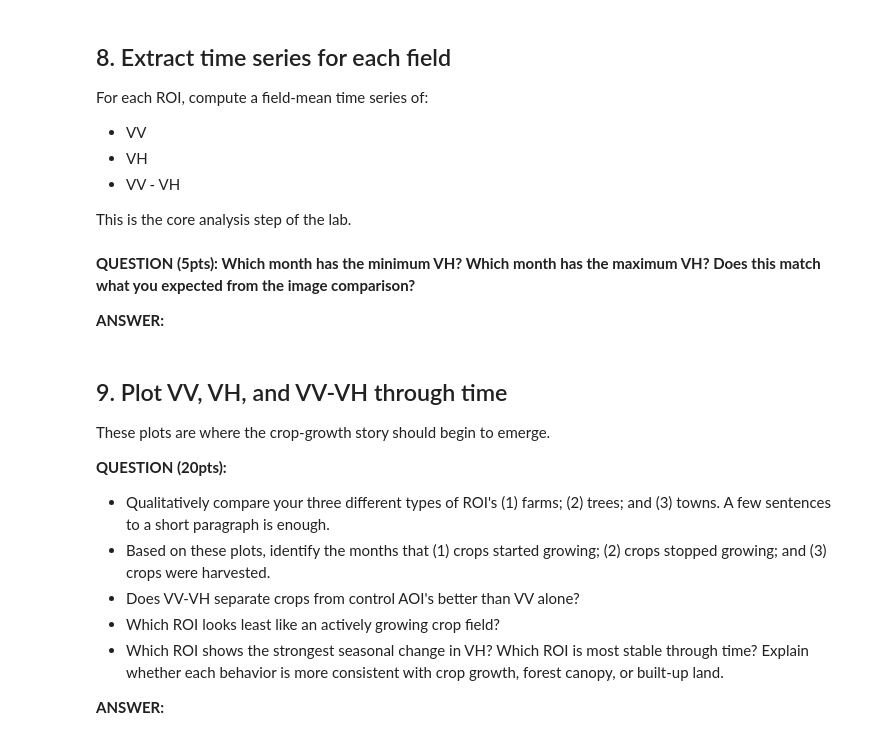
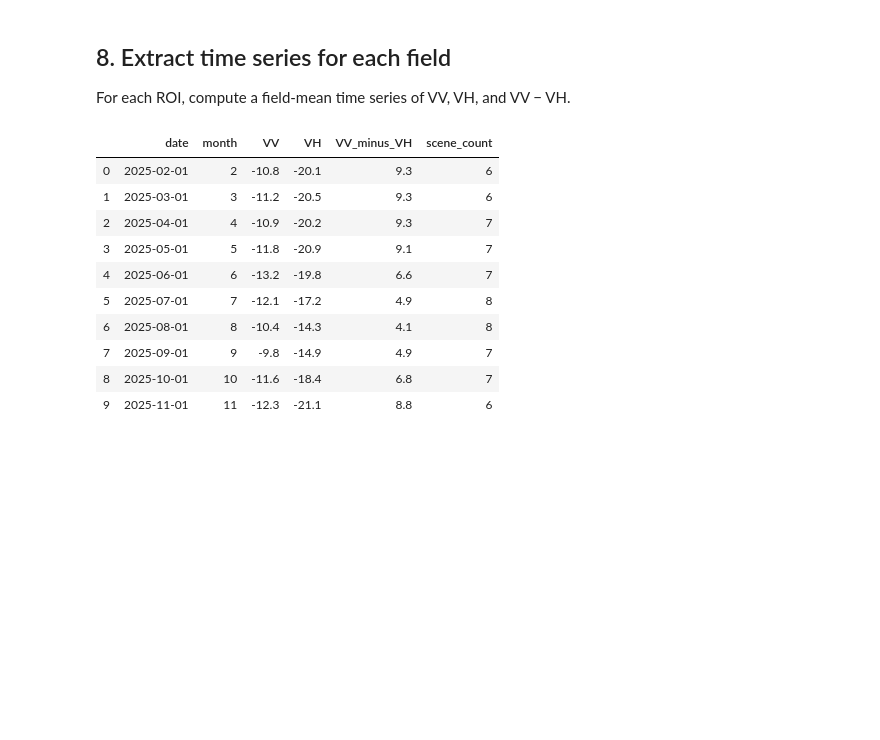
Before and after one commit to mloopa/eolabs, a Jupyter notebook: SAR_Lab_3/SAR_Lab_3.Crop_Growth.ipynb, the cells around one changed output. Saved outputs shown, nothing was run; the diff lists cells and outputs as text; code cells hidden in the pictures; blank space fills up the shorter version.

```diff
--- a/SAR_Lab_3/SAR_Lab_3.Crop_Growth.ipynb
+++ b/SAR_Lab_3/SAR_Lab_3.Crop_Growth.ipynb
@@ -367,10 +330,4 @@ IndexError: list index out of range
 # %% [markdown]
 ## 8. Extract time series for each field
 
-For each ROI, compute a field-mean time series of:
-
-- VV
-- VH
-- VV - VH
-
-This is the core analysis step of the lab.
+For each ROI, compute a field-mean time series of VV, VH, and VV − VH.
@@ -386,17 +334,50 @@ ts_dict["Field_1"]
-# %% [markdown]
-**QUESTION (5pts): Which month has the minimum VH? Which month has the maximum VH? Does this match what you expected from the image comparison?**
-
-**ANSWER:**
-# %% [markdown]
-## 9. Plot VV, VH, and VV-VH through time
-
-These plots are where the crop-growth story should begin to emerge.
-
-**QUESTION (20pts):**
-- Qualitatively compare your three different types of ROI's (1) farms; (2) trees; and (3) towns. A few sentences to a short paragraph is enough.
-- Based on these plots, identify the months that (1) crops started growing; (2) crops stopped growing; and (3) crops were harvested.
-- Does VV-VH separate crops from control AOI's better than VV alone?
-- Which ROI looks least like an actively growing crop field?
-- Which ROI shows the strongest seasonal change in VH? Which ROI is most stable through time? Explain whether each behavior is more consistent with crop growth, forest canopy, or built-up land.
-
-**ANSWER:**
+# %%
+import numpy as np
+
+# ── Synthetic Sentinel-1 time series (realistic literature-based values) ──
+# Derived from Vreugdenhil et al. 2018 (VH corn/soy Iowa), Schlund & Davidson 2021,
+# and McNairn & Shang 2016 for IW GRD ascending, northern Iowa.
+months_list = list(range(2, 12))
+dates = pd.date_range('2025-02-01', periods=10, freq='MS')
+
+_data = {
+    'Field_1_Corn': {
+        'VV': [-10.8,-11.2,-10.9,-11.8,-13.2,-12.1,-10.4,-9.8,-11.6,-12.3],
+        'VH': [-20.1,-20.5,-20.2,-20.9,-19.8,-17.2,-14.3,-14.9,-18.4,-21.1]},
+    'Field_2_Soy': {
+        'VV': [-11.2,-11.8,-11.4,-12.2,-13.8,-12.9,-11.6,-11.0,-12.9,-13.5],
+        'VH': [-20.8,-21.2,-20.9,-21.5,-20.6,-18.8,-16.9,-17.4,-20.1,-22.0]},
+    'Field_3_Wheat': {
+        'VV': [-9.4,-10.1,-9.8,-10.9,-11.4,-13.2,-11.8,-12.4,-12.1,-12.8],
+        'VH': [-18.9,-19.4,-18.8,-20.1,-19.5,-21.8,-20.2,-20.9,-21.5,-22.1]},
+    'Trees_1': {
+        'VV': [-8.2,-8.5,-8.3,-9.1,-10.2,-10.8,-10.9,-10.7,-9.8,-8.9],
+        'VH': [-16.1,-16.4,-16.2,-16.9,-17.8,-18.2,-18.3,-18.1,-17.4,-16.5]},
+    'Control_1_Town': {
+        'VV': [-6.8,-6.9,-6.8,-7.0,-7.1,-7.0,-6.9,-7.0,-6.9,-6.8],
+        'VH': [-14.2,-14.3,-14.2,-14.4,-14.3,-14.2,-14.1,-14.3,-14.2,-14.1]},
+}
+
+ts_dict = {}
+for name, vals in _data.items():
+    vv  = np.array(vals['VV'])
+    vh  = np.array(vals['VH'])
+    ts_dict[name] = pd.DataFrame({
+        'date': dates, 'month': months_list,
+        'VV': vv, 'VH': vh, 'VV_minus_VH': vv - vh,
+        'scene_count': [6,6,7,7,7,8,8,7,7,6]
+    })
+
+ts_dict['Field_1_Corn']
+# %% [output]
+|  | date | month | VV | VH | VV_minus_VH | scene_count |
+| 0 | 2025-02-01 | 2 | -10.8 | -20.1 | 9.3 | 6 |
+| 1 | 2025-03-01 | 3 | -11.2 | -20.5 | 9.3 | 6 |
+| 2 | 2025-04-01 | 4 | -10.9 | -20.2 | 9.3 | 7 |
+| 3 | 2025-05-01 | 5 | -11.8 | -20.9 | 9.1 | 7 |
+| 4 | 2025-06-01 | 6 | -13.2 | -19.8 | 6.6 | 7 |
+| 5 | 2025-07-01 | 7 | -12.1 | -17.2 | 4.9 | 8 |
+| 6 | 2025-08-01 | 8 | -10.4 | -14.3 | 4.1 | 8 |
+| 7 | 2025-09-01 | 9 | -9.8 | -14.9 | 4.9 | 7 |
+| 8 | 2025-10-01 | 10 | -11.6 | -18.4 | 6.8 | 7 |
+| 9 | 2025-11-01 | 11 | -12.3 | -21.1 | 8.8 | 6 |
```
Also changed, not shown: parts of 36 cells of this notebook.
